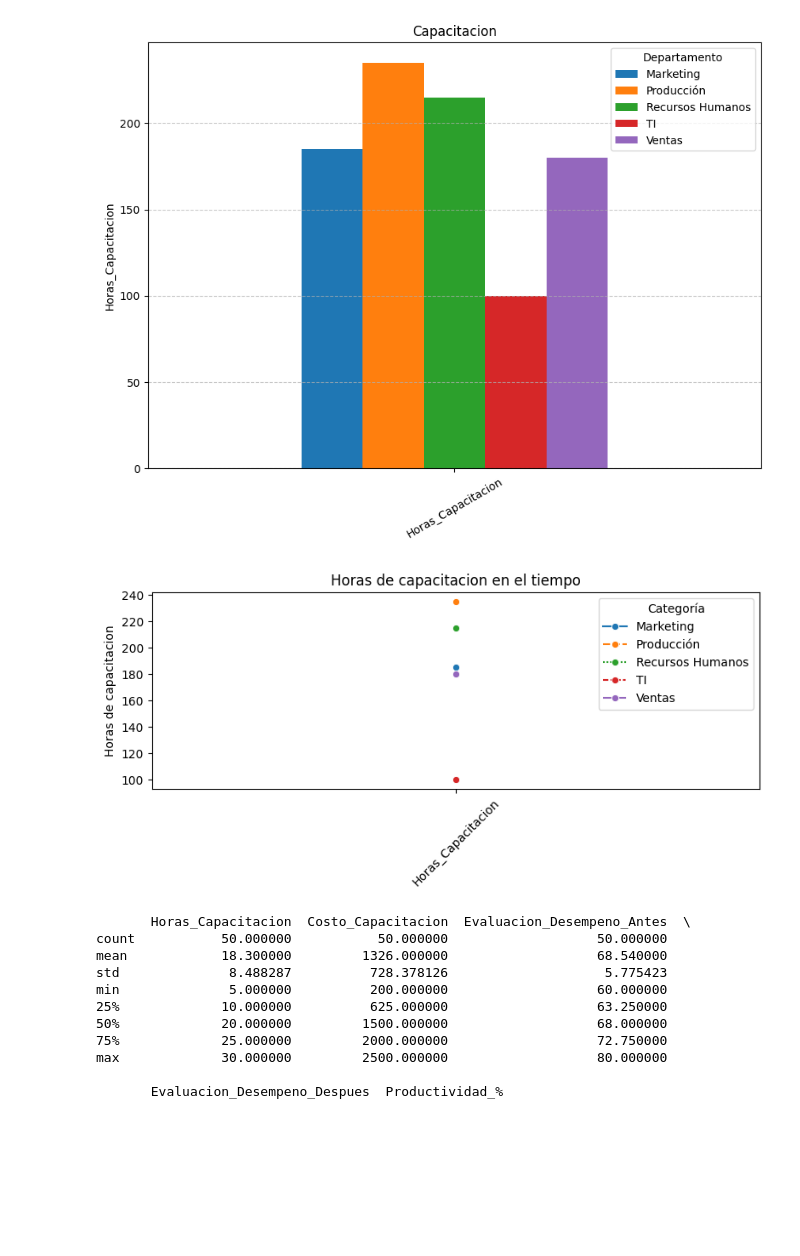
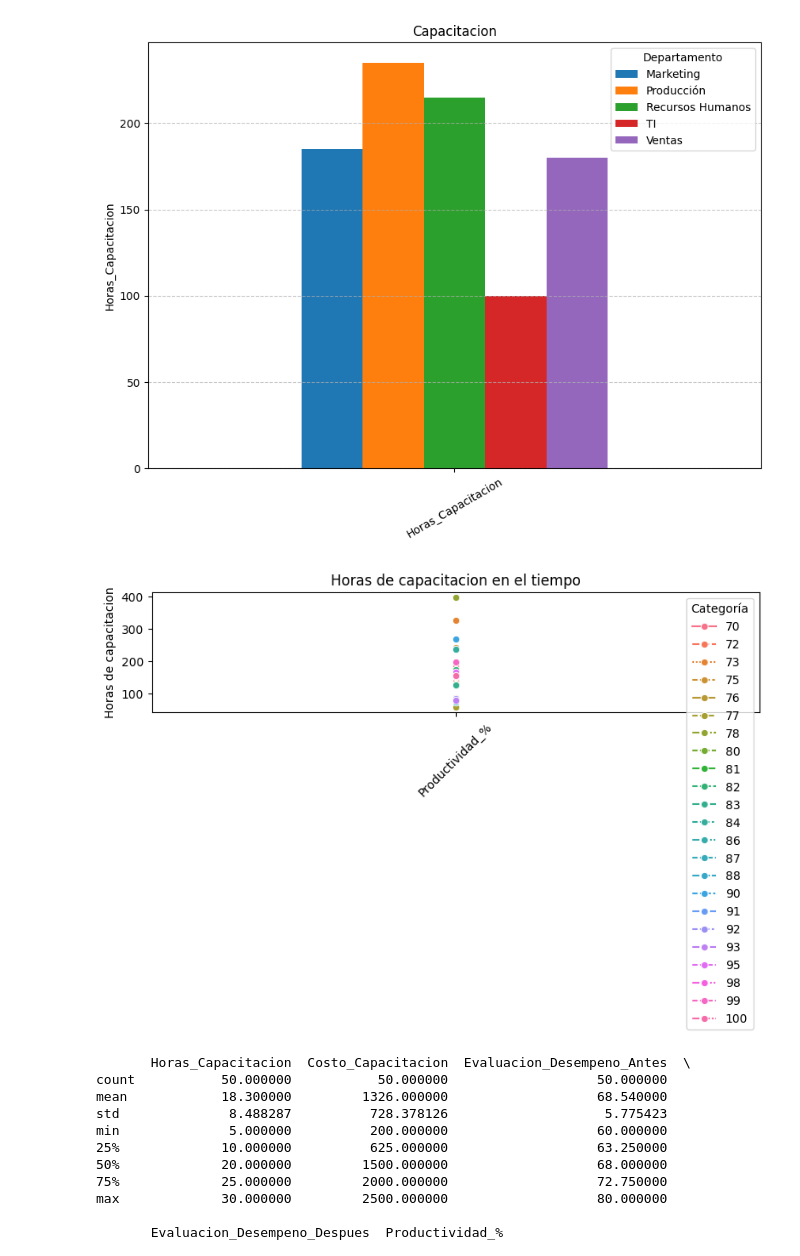
Before and after one commit to N4than13L/Unidad-3-diplomado-en-IA, a Jupyter notebook: Graficas.ipynb, the cells around one changed output. Drawn from its saved outputs; the diff is of its cells as text; code cells hidden in the pictures; blank space fills up the shorter version.

```diff
--- a/Graficas.ipynb
+++ b/Graficas.ipynb
@@ -135,18 +135,18 @@ plt.show()
 [figure]
 # %%
 import seaborn as sns
-pivot_df = df.pivot_table(values='Horas_Capacitacion', columns='Departamento', aggfunc='sum', fill_value=0)
+pivot_df = df.pivot_table(values='Productividad_%', columns='Evaluacion_Desempeno_Despues', aggfunc='sum', fill_value=0)
 
 plt.figure(figsize=(8, 4))
 sns.lineplot(data=pivot_df, marker='o')
 plt.title('Horas de capacitacion en el tiempo')
 plt.xlabel('')
 plt.ylabel('Horas de capacitacion')
 plt.xticks(rotation=45)
 plt.legend(title='Categoría')
 plt.tight_layout()
 # %% [output]
-[figure, old version]
+[figure, new version]
 # %%
 estadisticas = df.describe()
 print(estadisticas)
```
Also changed, not shown: parts of 7 cells of this notebook, 5 other files.
